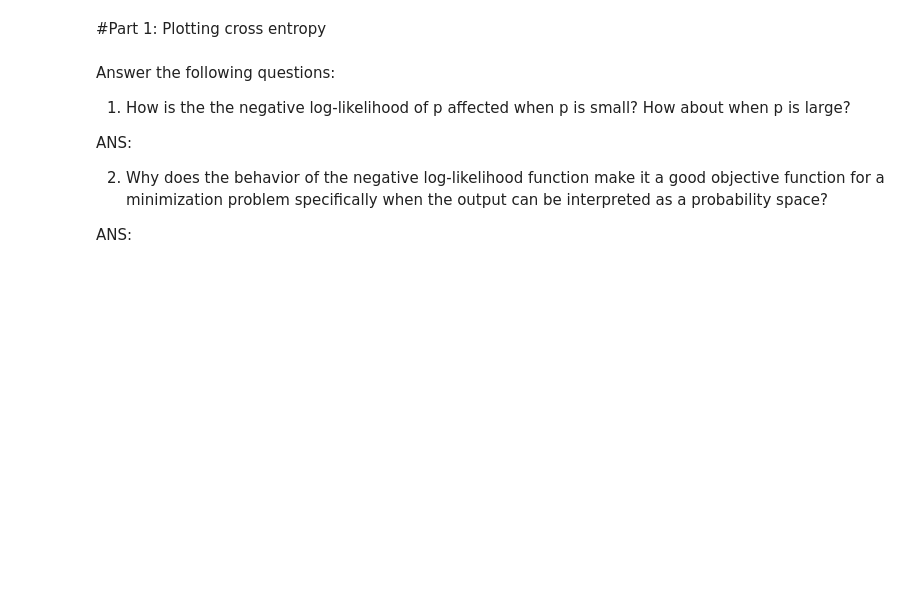
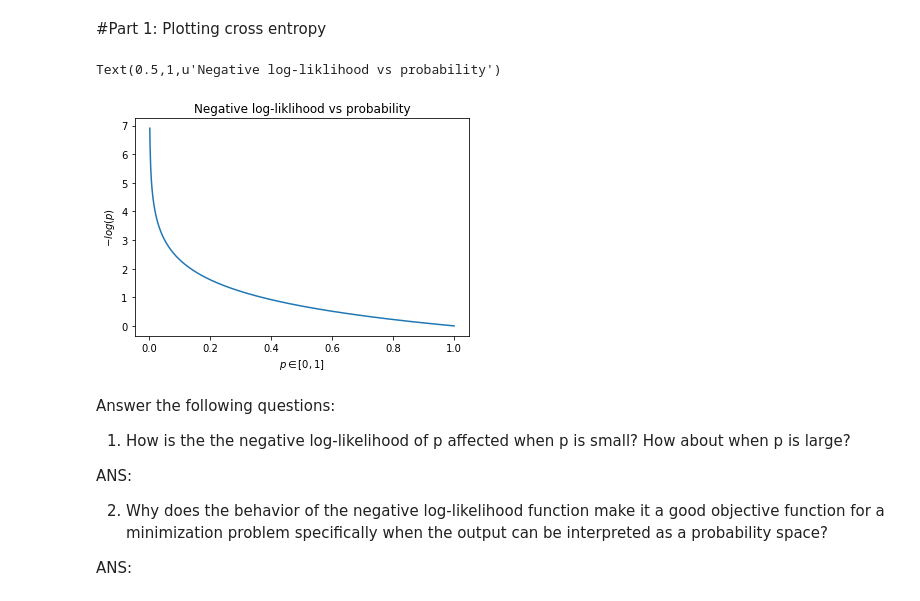
Before and after one commit to Salazar-Prime/deep_forget, a Jupyter notebook: Project 1 Convolutional LSTM Neural Networks/Project_1_Student_code.ipynb, the cells around one changed output. Drawn from its saved outputs; the diff is of its cells as text; code cells hidden in the pictures; blank space fills up the shorter version.

```diff
--- a/Project 1 Convolutional LSTM Neural Networks/Project_1_Student_code.ipynb
+++ b/Project 1 Convolutional LSTM Neural Networks/Project_1_Student_code.ipynb
@@ -33,7 +47,17 @@ labels_test = keras.utils.np_utils.to_categorical(labels_test, num_classes=10)
 # %%
 #Show cross-entropy loss function
 
 #FILL THIS CODE BLOCK IN AND PRODUCE PLOT
+p = np.linspace(0,1,1000)
+z = -np.log(p)
+plt.plot(p,z)
+plt.xlabel("$p \in [0,1]$")
+plt.ylabel("$-log(p)$")
+
+plt.title("Negative log-liklihood vs probability")
+# %% [output]
+Text(0.5,1,u'Negative log-liklihood vs probability')
+[figure, added]
 # %% [markdown]
 Answer the following questions:
 
```
Also changed, not shown: parts of 15 cells of this notebook, 1 other file.
